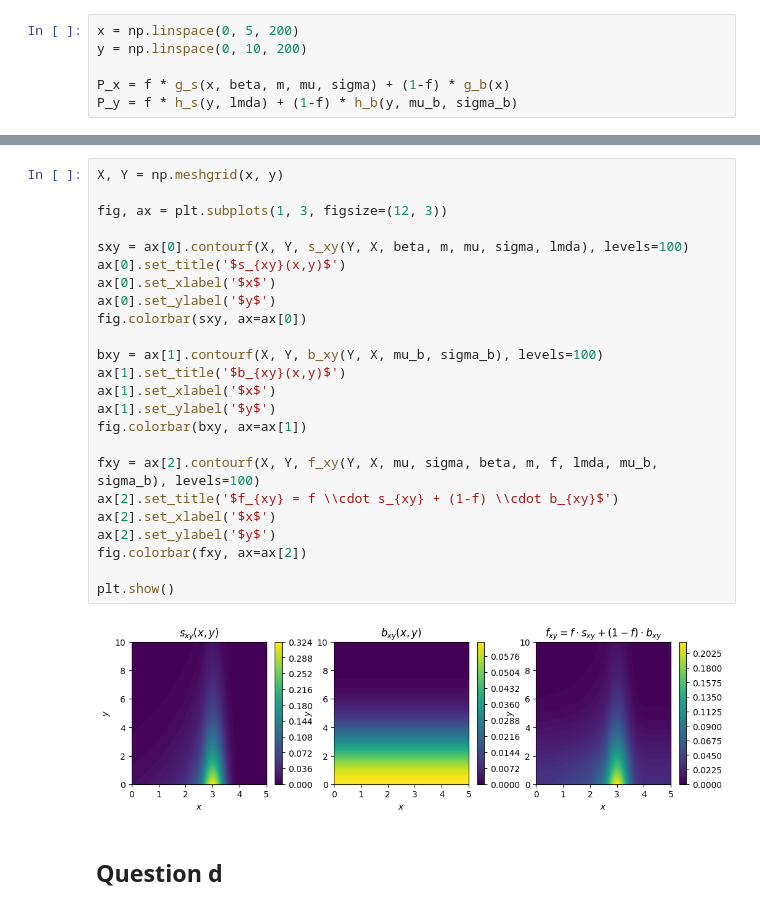
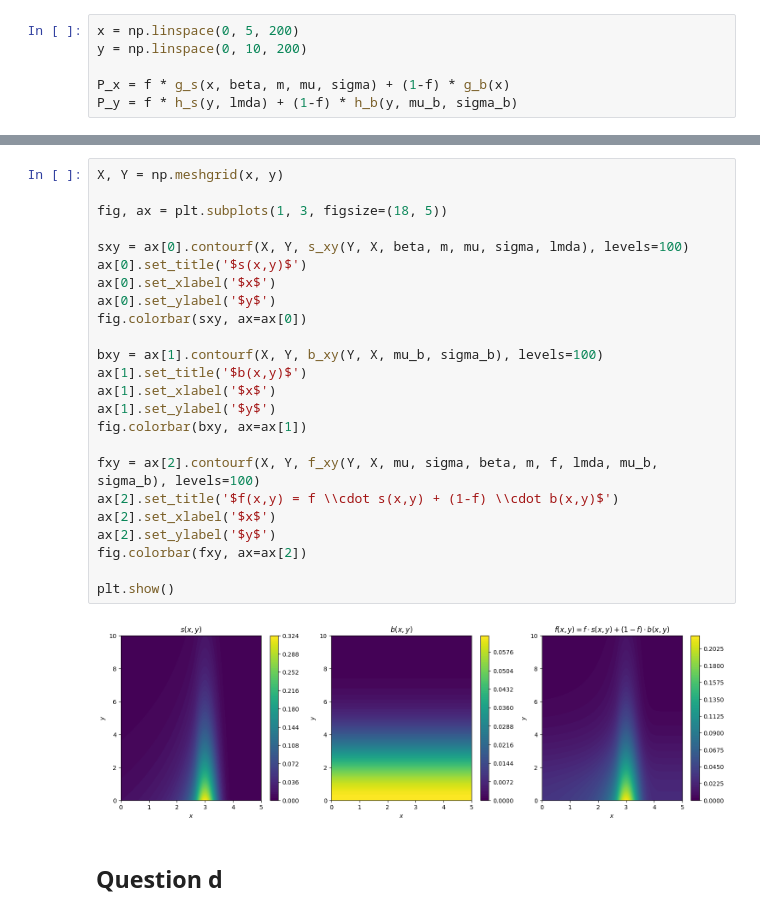
Before and after one commit to john-zhaoyuanzhen/Statistical-Methods-Coursework, a Jupyter notebook: s1.ipynb, the cells around one changed output, grey strips where cells are left out. Cells and saved outputs as stored; diff of their text form.

```diff
--- a/s1.ipynb
+++ b/s1.ipynb
@@ -66,29 +66,29 @@ plt.show()
 # %%
 X, Y = np.meshgrid(x, y)
 
-fig, ax = plt.subplots(1, 3, figsize=(12, 3))
+fig, ax = plt.subplots(1, 3, figsize=(18, 5))
 
 sxy = ax[0].contourf(X, Y, s_xy(Y, X, beta, m, mu, sigma, lmda), levels=100)
-ax[0].set_title('$s_{xy}(x,y)$')
+ax[0].set_title('$s(x,y)$')
 ax[0].set_xlabel('$x$')
 ax[0].set_ylabel('$y$')
 fig.colorbar(sxy, ax=ax[0])
 
 bxy = ax[1].contourf(X, Y, b_xy(Y, X, mu_b, sigma_b), levels=100)
-ax[1].set_title('$b_{xy}(x,y)$')
+ax[1].set_title('$b(x,y)$')
 ax[1].set_xlabel('$x$')
 ax[1].set_ylabel('$y$')
 fig.colorbar(bxy, ax=ax[1])
 
 fxy = ax[2].contourf(X, Y, f_xy(Y, X, mu, sigma, beta, m, f, lmda, mu_b, sigma_b), levels=100)
-ax[2].set_title('$f_{xy} = f \\cdot s_{xy} + (1-f) \\cdot b_{xy}$')
+ax[2].set_title('$f(x,y) = f \\cdot s(x,y) + (1-f) \\cdot b(x,y)$')
 ax[2].set_xlabel('$x$')
 ax[2].set_ylabel('$y$')
 fig.colorbar(fxy, ax=ax[2])
 
 plt.show()
 # %% [output]
-[figure, old version]
+[figure, new version]
 # %% [markdown]
 ## Question d
 # %%
```
Also changed, not shown: parts of 2 cells of this notebook, 4 other files.
